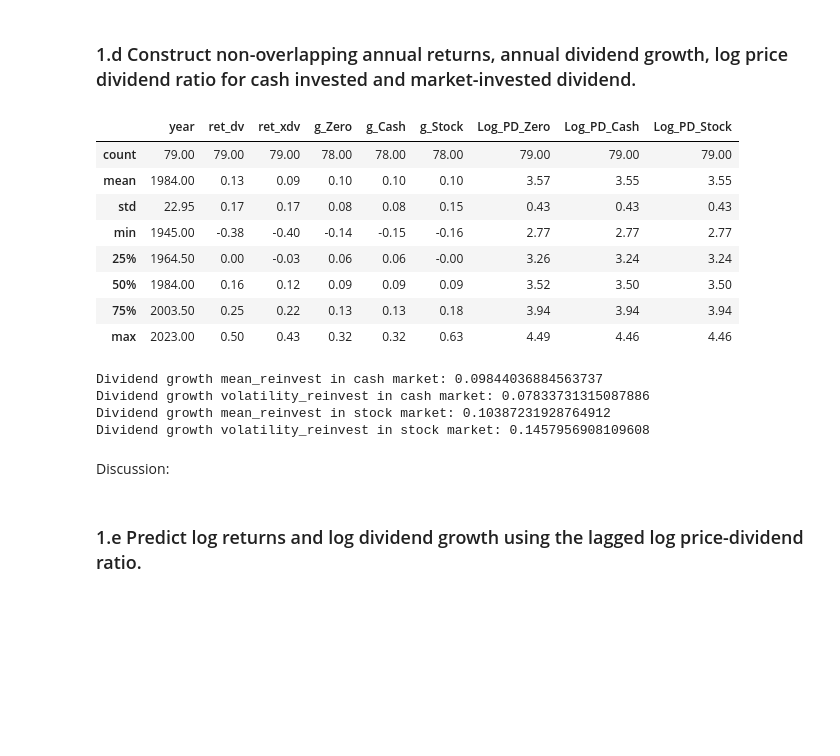
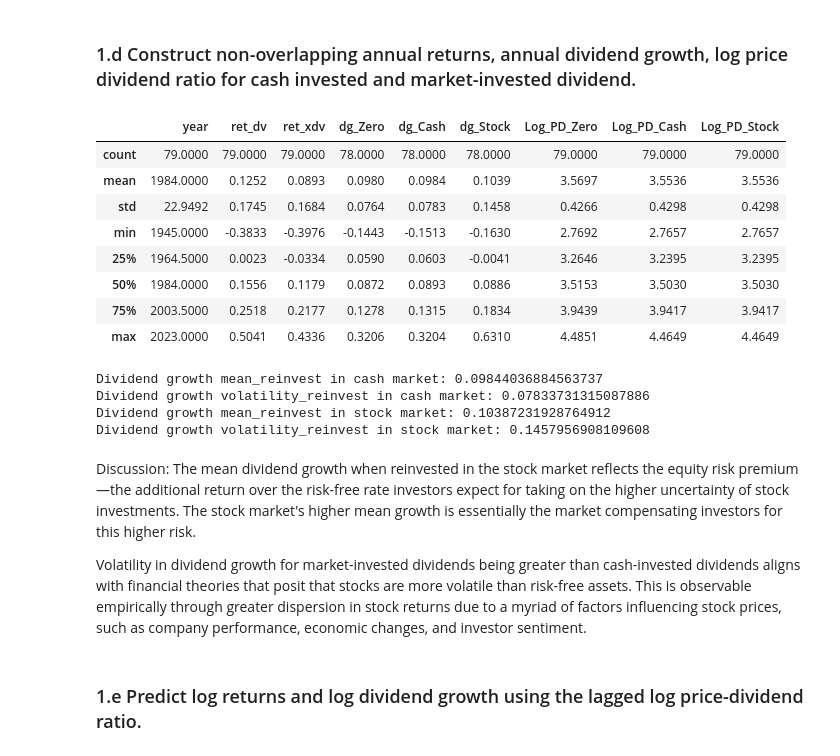
Before and after one commit to conquerv0/EmpricalAssetPricing, a Jupyter notebook: ProblemSet/Code/ps1_return.ipynb, the cells around one changed output. Drawn from its saved outputs; the diff is of its cells as text; code cells hidden in the pictures; blank space fills up the shorter version.

```diff
--- a/ProblemSet/Code/ps1_return.ipynb
+++ b/ProblemSet/Code/ps1_return.ipynb
@@ -201,9 +203,9 @@ log_price_dividend_ratio_stock = np.log(price_index_annual / annual_div_cash)
 annual_df = pd.DataFrame({
     'ret_dv': compounded_annual_returns_dv,
     'ret_xdv': compounded_annual_returns_xdv,
-    'g_Zero': dg_zero,
-    'g_Cash': dg_cash,
-    'g_Stock': dg_stock,
+    'dg_Zero': dg_zero,
+    'dg_Cash': dg_cash,
+    'dg_Stock': dg_stock,
     'Log_PD_Zero': log_price_dividend_ratio_zero,
     'Log_PD_Cash': log_price_dividend_ratio_cash,
     'Log_PD_Stock': log_price_dividend_ratio_stock
@@ -212,16 +214,16 @@ annual_df = pd.DataFrame({
 # Resetting index to have 'year' as a column
 annual_df.reset_index(inplace=True)
 # %%
-annual_df.describe().round(2)
+annual_df.describe().round(4)
 # %% [output]
-|  | year | ret_dv | ret_xdv | g_Zero | g_Cash | g_Stock | Log_PD_Zero | Log_PD_Cash | Log_PD_Stock |
-| count | 79.00 | 79.00 | 79.00 | 78.00 | 78.00 | 78.00 | 79.00 | 79.00 | 79.00 |
-| mean | 1984.00 | 0.13 | 0.09 | 0.10 | 0.10 | 0.10 | 3.57 | 3.55 | 3.55 |
-| std | 22.95 | 0.17 | 0.17 | 0.08 | 0.08 | 0.15 | 0.43 | 0.43 | 0.43 |
-| min | 1945.00 | -0.38 | -0.40 | -0.14 | -0.15 | -0.16 | 2.77 | 2.77 | 2.77 |
-| 25% | 1964.50 | 0.00 | -0.03 | 0.06 | 0.06 | -0.00 | 3.26 | 3.24 | 3.24 |
-| 50% | 1984.00 | 0.16 | 0.12 | 0.09 | 0.09 | 0.09 | 3.52 | 3.50 | 3.50 |
-| 75% | 2003.50 | 0.25 | 0.22 | 0.13 | 0.13 | 0.18 | 3.94 | 3.94 | 3.94 |
-| max | 2023.00 | 0.50 | 0.43 | 0.32 | 0.32 | 0.63 | 4.49 | 4.46 | 4.46 |
+|  | year | ret_dv | ret_xdv | dg_Zero | dg_Cash | dg_Stock | Log_PD_Zero | Log_PD_Cash | Log_PD_Stock |
+| count | 79.0000 | 79.0000 | 79.0000 | 78.0000 | 78.0000 | 78.0000 | 79.0000 | 79.0000 | 79.0000 |
+| mean | 1984.0000 | 0.1252 | 0.0893 | 0.0980 | 0.0984 | 0.1039 | 3.5697 | 3.5536 | 3.5536 |
+| std | 22.9492 | 0.1745 | 0.1684 | 0.0764 | 0.0783 | 0.1458 | 0.4266 | 0.4298 | 0.4298 |
+| min | 1945.0000 | -0.3833 | -0.3976 | -0.1443 | -0.1513 | -0.1630 | 2.7692 | 2.7657 | 2.7657 |
+| 25% | 1964.5000 | 0.0023 | -0.0334 | 0.0590 | 0.0603 | -0.0041 | 3.2646 | 3.2395 | 3.2395 |
+| 50% | 1984.0000 | 0.1556 | 0.1179 | 0.0872 | 0.0893 | 0.0886 | 3.5153 | 3.5030 | 3.5030 |
+| 75% | 2003.5000 | 0.2518 | 0.2177 | 0.1278 | 0.1315 | 0.1834 | 3.9439 | 3.9417 | 3.9417 |
+| max | 2023.0000 | 0.5041 | 0.4336 | 0.3206 | 0.3204 | 0.6310 | 4.4851 | 4.4649 | 4.4649 |
 # %%
 # compute mean and volatility
@@ -239,8 +241,10 @@ Dividend growth mean_reinvest in cash market: 0.09844036884563737
 Dividend growth volatility_reinvest in cash market: 0.07833731315087886
 Dividend growth mean_reinvest in stock market: 0.10387231928764912
 Dividend growth volatility_reinvest in stock market: 0.1457956908109608
-# %% [markdown]
-Discussion:
+# %% [markdown]
+Discussion: The mean dividend growth when reinvested in the stock market reflects the equity risk premium—the additional return over the risk-free rate investors expect for taking on the higher uncertainty of stock investments. The stock market's higher mean growth is essentially the market compensating investors for this higher risk.
+
+Volatility in dividend growth for market-invested dividends being greater than cash-invested dividends aligns with financial theories that posit that stocks are more volatile than risk-free assets. This is observable empirically through greater dispersion in stock returns due to a myriad of factors influencing stock prices, such as company performance, economic changes, and investor sentiment.
 # %% [markdown]
 ### 1.e Predict log returns and log dividend growth using the lagged log price-dividend ratio.
 # %%
```
Also changed, not shown: parts of 35 cells of this notebook.
